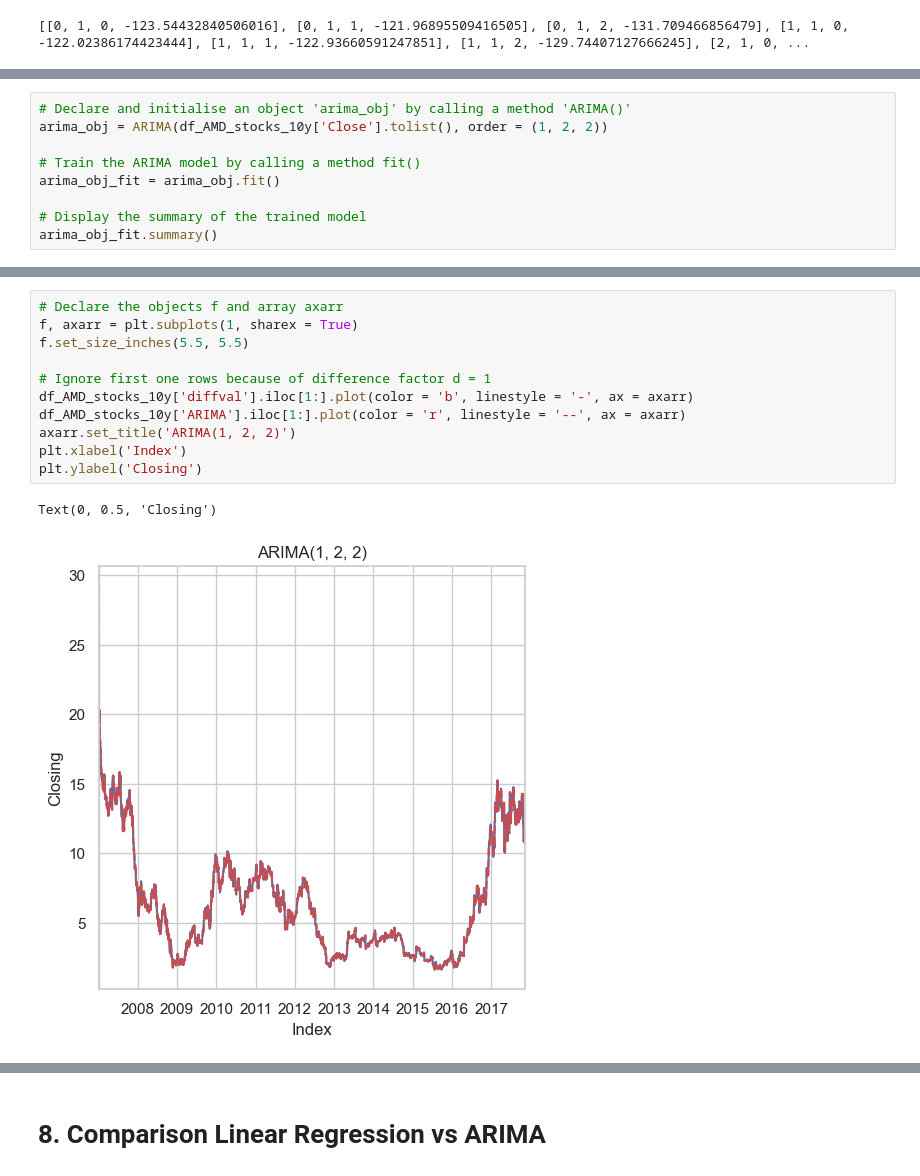
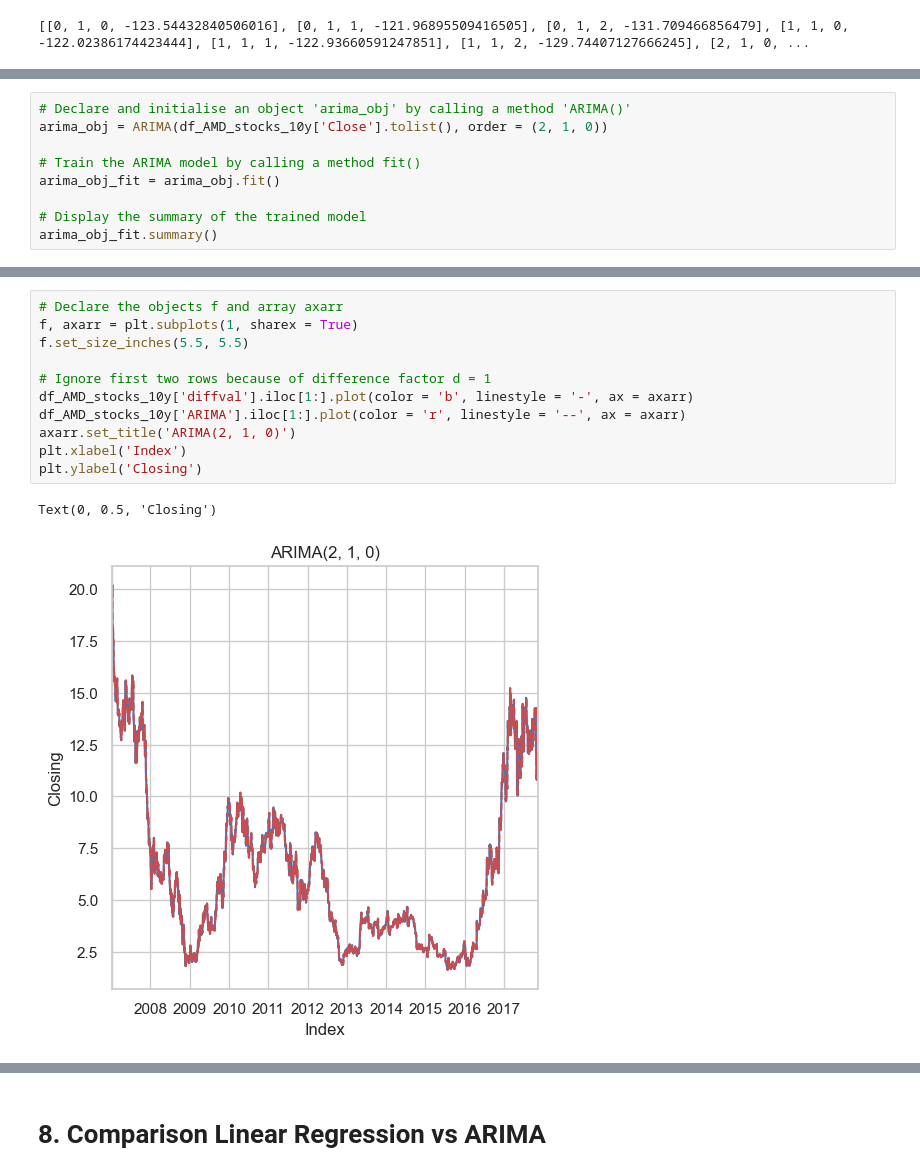
Before and after one commit to FJGM2023015/ML_Stocks_Project, a Jupyter notebook: ML_Stocks_Project.ipynb, the cells around one changed output, grey strips where cells are left out. Saved outputs shown, nothing was run; the diff lists cells and outputs as text.

```diff
--- a/ML_Stocks_Project.ipynb
+++ b/ML_Stocks_Project.ipynb
@@ -790,6 +788,6 @@ In the results, the set of parameters (p, d, q) that has the lowest AIC value is
 # %%
 # Declare and initialise an object 'arima_obj' by calling a method 'ARIMA()'
-arima_obj = ARIMA(df_AMD_stocks_10y['Close'].tolist(), order = (1, 2, 2))
+arima_obj = ARIMA(df_AMD_stocks_10y['Close'].tolist(), order = (2, 1, 0))
 
 # Train the ARIMA model by calling a method fit()
 arima_obj_fit = arima_obj.fit()
@@ -872,14 +873,14 @@ Freq: B, Name: ARIMA, Length: 2833, dtype: float64
 # %%
 # Declare the objects f and array axarr
 f, axarr = plt.subplots(1, sharex = True)
 f.set_size_inches(5.5, 5.5)
 
-# Ignore first one rows because of difference factor d = 1
+# Ignore first two rows because of difference factor d = 1
 df_AMD_stocks_10y['diffval'].iloc[1:].plot(color = 'b', linestyle = '-', ax = axarr)
 df_AMD_stocks_10y['ARIMA'].iloc[1:].plot(color = 'r', linestyle = '--', ax = axarr)
-axarr.set_title('ARIMA(1, 2, 2)')
+axarr.set_title('ARIMA(2, 1, 0)')
 plt.xlabel('Index')
 plt.ylabel('Closing')
 # %% [output]
 Text(0, 0.5, 'Closing')
-[figure, old version]
+[figure, new version]
```
Also changed, not shown: parts of 16 cells of this notebook.
